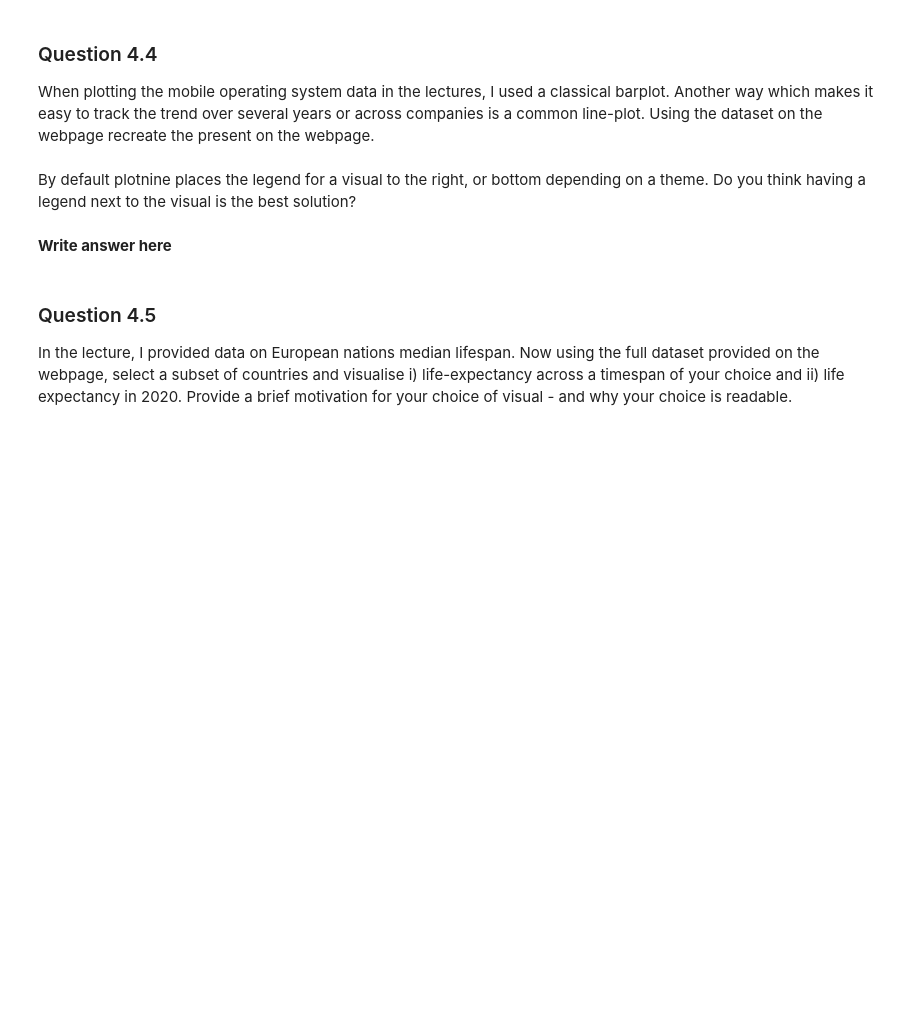
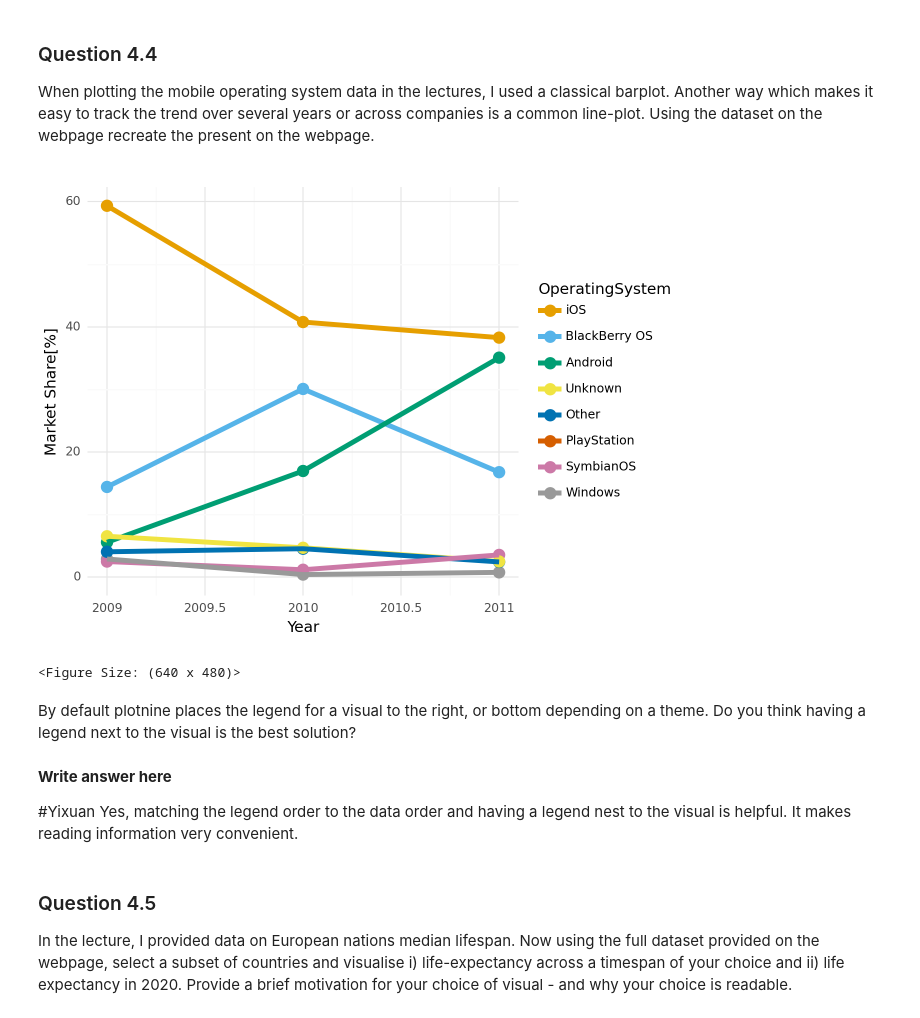
Before and after one commit to ErikDagobert/Scientific-Visualization, a Jupyter notebook: HW1/Homework1_2025.ipynb, the cells around one changed output. Drawn from its saved outputs; the diff is of its cells as text; code cells hidden in the pictures; blank space fills up the shorter version.

```diff
--- a/HW1/Homework1_2025.ipynb
+++ b/HW1/Homework1_2025.ipynb
@@ -507,7 +504,29 @@ When plotting the mobile operating system data in the lectures, I used a classic
+# %%
+# Insert code here
+#Yixuan
+data_mobil = pd.read_csv('mobile_os_market_share.csv')
+data_mobil["OperatingSystem"] = pd.Categorical(data_mobil["OperatingSystem"],
+    categories=["iOS","BlackBerry OS","Android","Unknown","Other","PlayStation","SymbianOS","Windows"],ordered=True)
+data_mobil = data_mobil.dropna(subset=["OperatingSystem"])
+p11 = (ggplot(data_mobil, aes(x="Year", y="Share", color = "OperatingSystem"))
+    + geom_point(size=4.0)
+    + geom_line(size=2.0)
+    + xlim(2009, 2011)
+    + labs(x = "Year", y = "Market Share[%]")
+    + scale_color_manual(values = cbPalette, name = "OperatingSystem")
+    + theme_minimal())
+p11
+# Remember to print the visual
+# %% [output]
+[figure, added]
+<Figure Size: (640 x 480)>
 # %% [markdown]
 By default plotnine places the legend for a visual to the right, or bottom depending on a theme. Do you think having a legend next to the visual is the best solution?
-# %% [markdown]
-__Write answer here__
+# %% [markdown]
+__Write answer here__
+
+#Yixuan
+Yes, matching the legend order to the data order and having a legend nest to the visual is helpful. It makes reading information very convenient.
 # %% [markdown]
 ### Question 4.5
 
```
Also changed, not shown: parts of 2 cells of this notebook.
